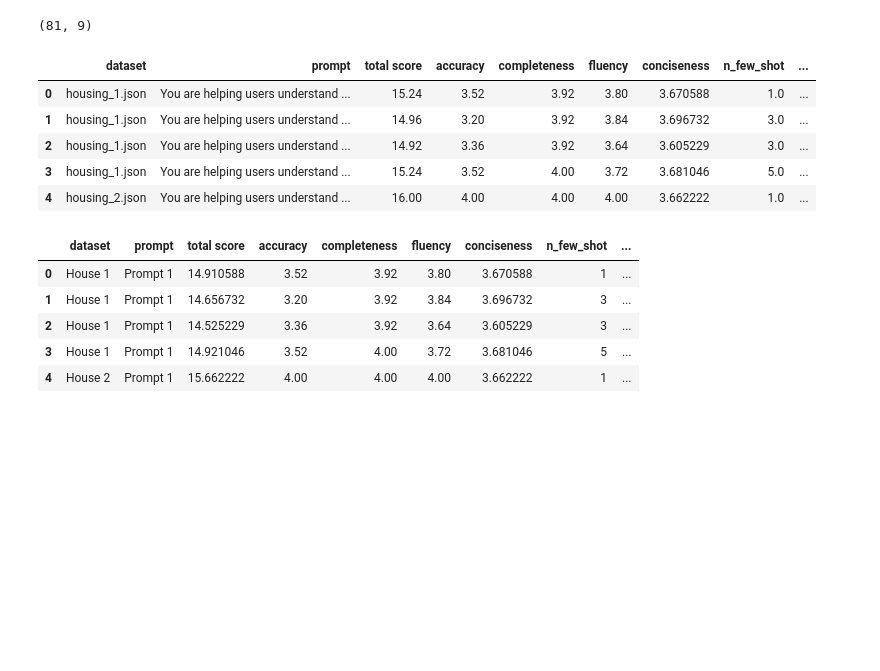
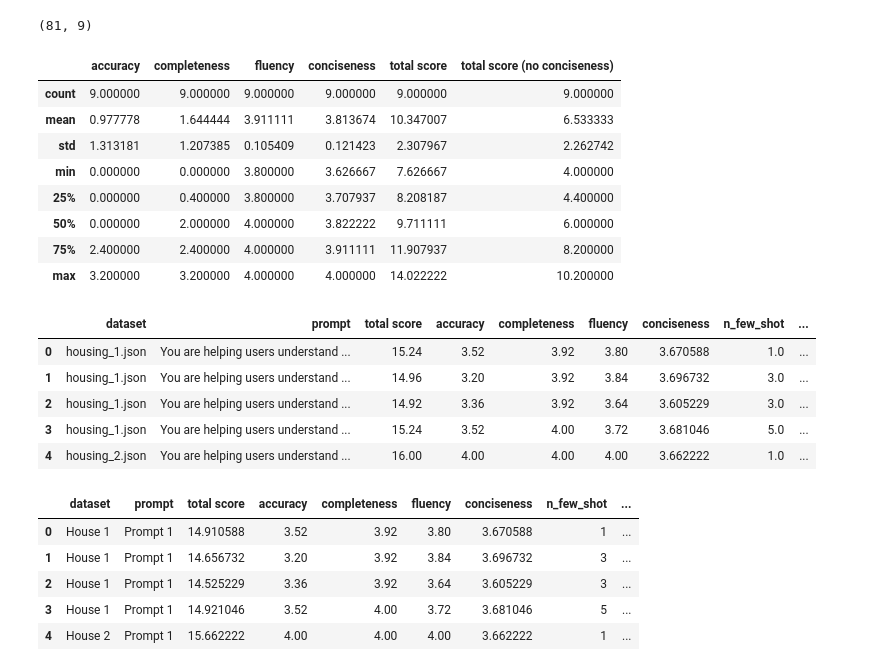
Before and after one commit to sibyl-dev/Explingo, a Jupyter notebook: full-experiment/evaluate_results.ipynb, the cells around one changed output. Cells and saved outputs as stored; diff of their text form; code cells hidden in the pictures; blank space fills up the shorter version.

```diff
--- a/full-experiment/evaluate_results.ipynb
+++ b/full-experiment/evaluate_results.ipynb
@@ -6,6 +6,25 @@ df = pd.read_csv(os.path.join("results", 'results.csv'), index_col=0)
 df.shape
 # %% [output]
 (81, 9)
+# %%
+df2 = pd.read_csv(os.path.join("results", 'results_local2.csv'), index_col=0)
+
+df2["total score"] = df2["accuracy"] + df2["completeness"] + df2["fluency"] + df2["conciseness"]
+
+df2["total score (no conciseness)"] = df2["accuracy"] + df2["completeness"] + df2["fluency"]
+df2_summary = df2[["accuracy", "completeness", "fluency", "conciseness", "total score", "total score (no conciseness)"]].describe()
+
+df2_summary
+# %% [output]
+|  | accuracy | completeness | fluency | conciseness | total score | total score (no conciseness) |
+| count | 9.000000 | 9.000000 | 9.000000 | 9.000000 | 9.000000 | 9.000000 |
+| mean | 0.977778 | 1.644444 | 3.911111 | 3.813674 | 10.347007 | 6.533333 |
+| std | 1.313181 | 1.207385 | 0.105409 | 0.121423 | 2.307967 | 2.262742 |
+| min | 0.000000 | 0.000000 | 3.800000 | 3.626667 | 7.626667 | 4.000000 |
+| 25% | 0.000000 | 0.400000 | 3.800000 | 3.707937 | 8.208187 | 4.400000 |
+| 50% | 0.000000 | 2.000000 | 4.000000 | 3.822222 | 9.711111 | 6.000000 |
+| 75% | 2.400000 | 2.400000 | 4.000000 | 3.911111 | 11.907937 | 8.200000 |
+| max | 3.200000 | 3.200000 | 4.000000 | 4.000000 | 14.022222 | 10.200000 |
 # %%
 df.head()
 # %% [output]
```
Also changed, not shown: parts of 1 cell of this notebook, 3 other files.
